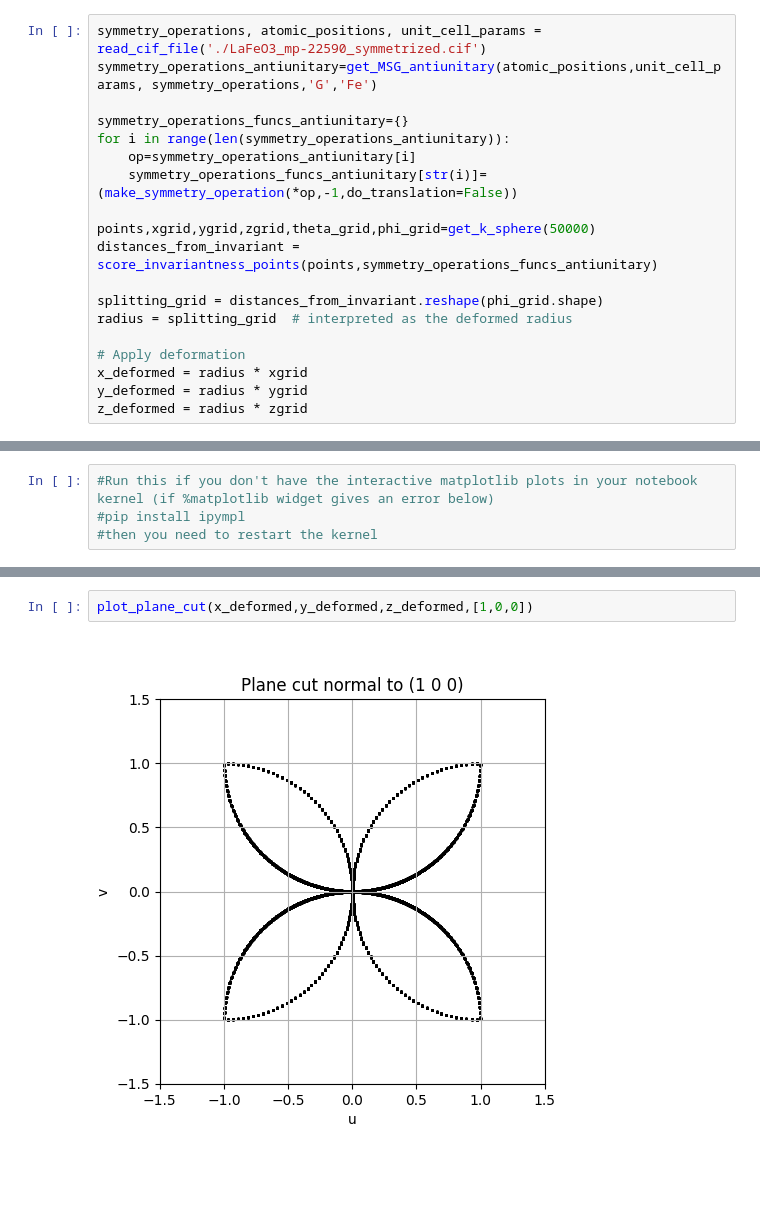
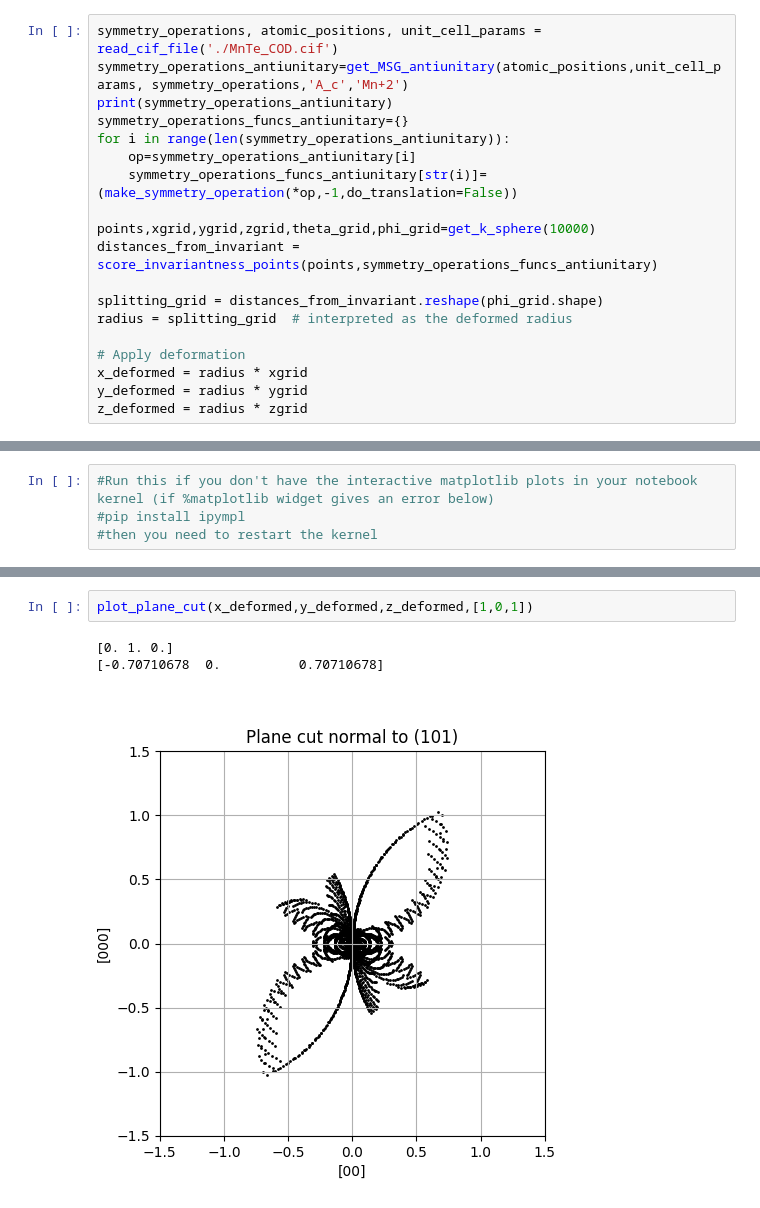
Before and after one commit to YangLabOSU/AltermagnetCalculations, a Jupyter notebook: Altermagnet_Allowed_Spin_Splittings.ipynb, the cells around one changed output, grey strips where cells are left out. Drawn from its saved outputs; the diff is of its cells as text; blank space fills up the shorter version.

```diff
--- a/Altermagnet_Allowed_Spin_Splittings.ipynb
+++ b/Altermagnet_Allowed_Spin_Splittings.ipynb
@@ -299,15 +327,15 @@ def plot_plane_cut(xs, ys, zs, hkl, thickness=0.1):
     plt.grid(True)
     plt.show()
 # %%
-symmetry_operations, atomic_positions, unit_cell_params = read_cif_file('./LaFeO3_mp-22590_symmetrized.cif')
-symmetry_operations_antiunitary=get_MSG_antiunitary(atomic_positions,unit_cell_params, symmetry_operations,'G','Fe')
-
+symmetry_operations, atomic_positions, unit_cell_params = read_cif_file('./MnTe_COD.cif')
+symmetry_operations_antiunitary=get_MSG_antiunitary(atomic_positions,unit_cell_params, symmetry_operations,'A_c','Mn+2')
+print(symmetry_operations_antiunitary)
 symmetry_operations_funcs_antiunitary={}
 for i in range(len(symmetry_operations_antiunitary)):
     op=symmetry_operations_antiunitary[i]
     symmetry_operations_funcs_antiunitary[str(i)]=(make_symmetry_operation(*op,-1,do_translation=False))
 
-points,xgrid,ygrid,zgrid,theta_grid,phi_grid=get_k_sphere(50000)
+points,xgrid,ygrid,zgrid,theta_grid,phi_grid=get_k_sphere(10000)
 distances_from_invariant = score_invariantness_points(points,symmetry_operations_funcs_antiunitary)
 
 splitting_grid = distances_from_invariant.reshape(phi_grid.shape)
@@ -353,4 +388,6 @@ plt.show()
 # %%
-plot_plane_cut(x_deformed,y_deformed,z_deformed,[1,0,0])
+plot_plane_cut(x_deformed,y_deformed,z_deformed,[1,0,1])
 # %% [output]
+[0. 1. 0.]
+[-0.70710678  0.          0.70710678]
-[figure, old version]
+[figure, new version]
```
Also changed, not shown: parts of 3 cells of this notebook, 4 other files.
